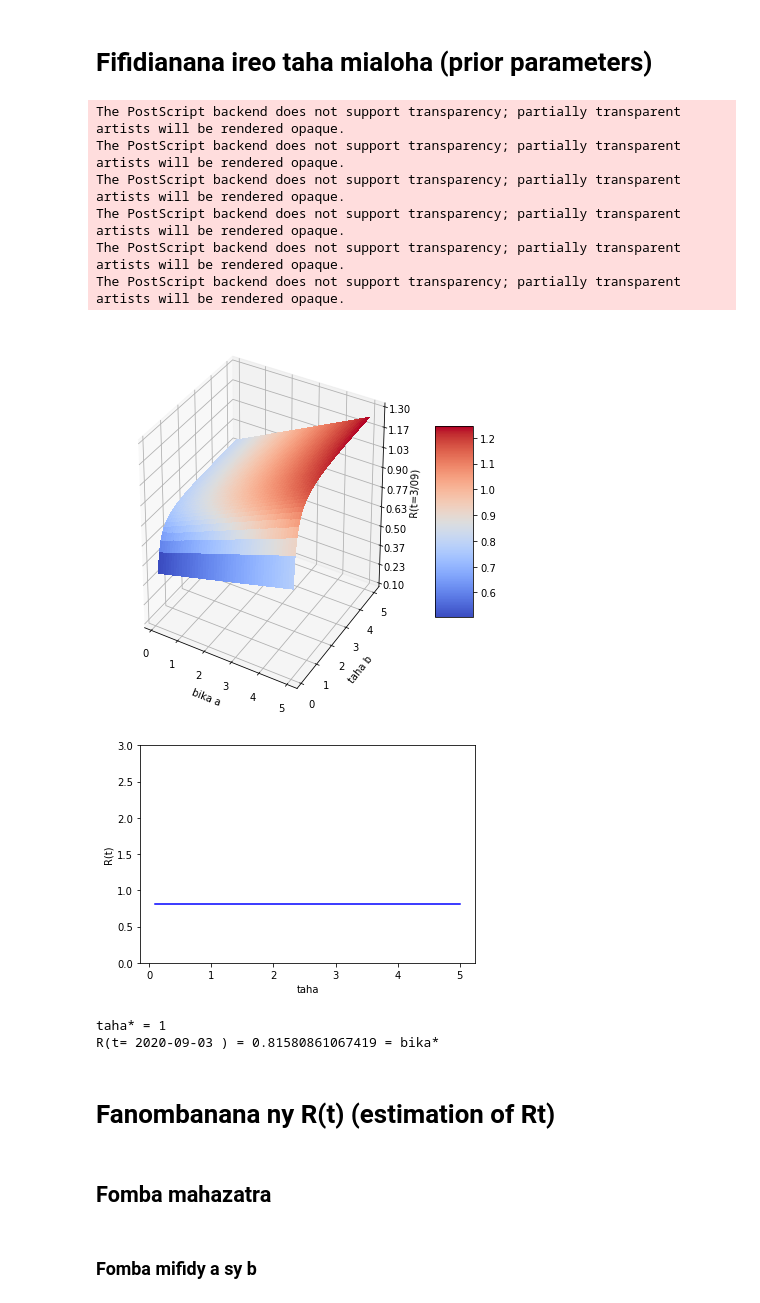
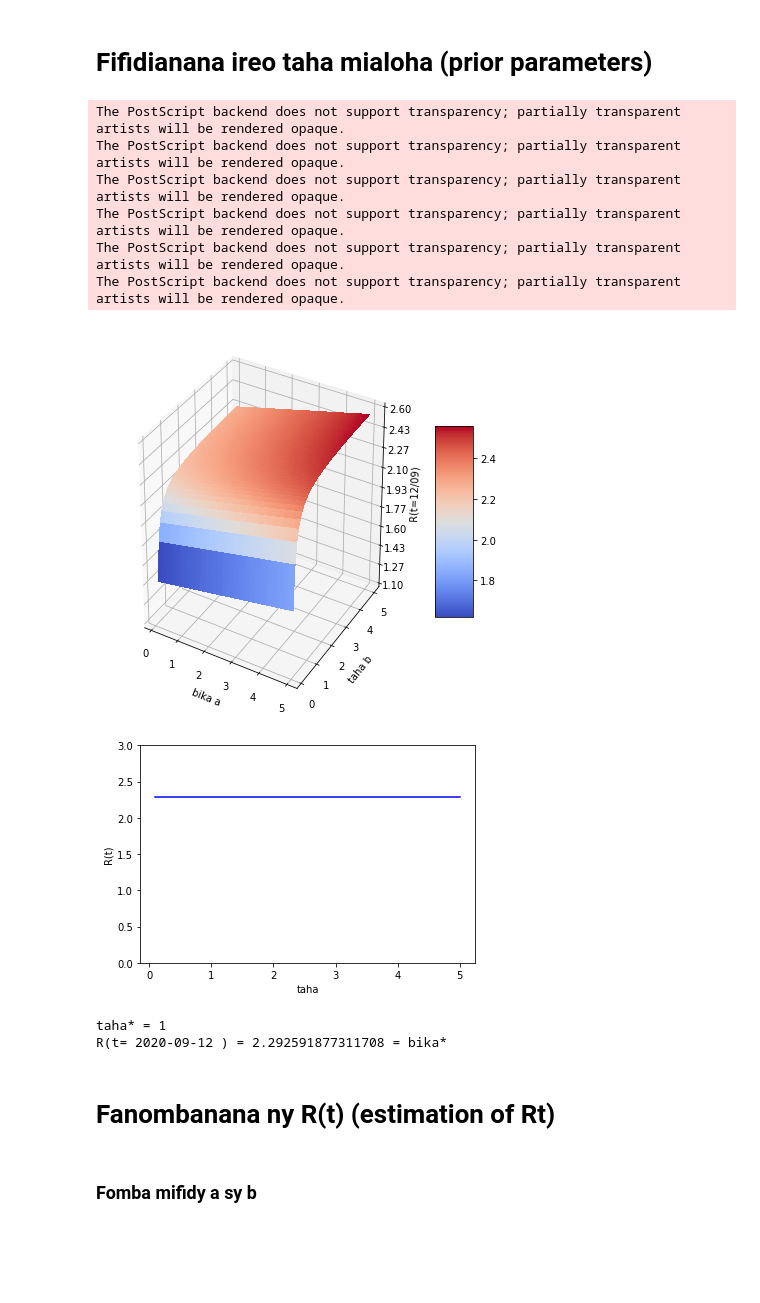
Before and after one commit to tabilaocov/ady_cov, a Jupyter notebook: scr/modely_RP/R_diana.ipynb, the cells around one changed output. Drawn from its saved outputs; the diff is of its cells as text; code cells hidden in the pictures; blank space fills up the shorter version.

```diff
--- a/scr/modely_RP/R_diana.ipynb
+++ b/scr/modely_RP/R_diana.ipynb
@@ -160,8 +156,8 @@ Ivaodian = tilyvoadian['Voatomb']
 
 dIvao = pd.DataFrame(data =Ivaodian)
 
-daty_data_manom = datetime.date(2020,8,3)
-daty_data_mifar = datetime.date(2020,9,3)
+daty_data_manom = datetime.date(2020,8,12)
+daty_data_mifar = datetime.date(2020,9,12)
 
 datyt = daty_data_mifar
 
@@ -279,37 +275,37 @@ ax = fig.gca(projection='3d')
 
 # Make data.
 X = np.linspace(0.1,5,100)
 Y = np.linspace(0.1,5,100)
 X, Y = np.meshgrid(X, Y)
 Z = func_sh(datyab)(X)*func_sc(datyab)(Y)
 W = X*Y
 # Plot the surface.
 surf = ax.plot_surface(X, Y, Z, cmap=cm.coolwarm,
                        linewidth=0, antialiased=False)
 #surf = ax.plot_surface(X, Y, W, cmap=cm.coolwarm,
  #                      linewidth=0, antialiased=False)
 
 # Customize the z axis.
-ax.set_zlim(0.1, 1.3)
+ax.set_zlim(1.1, 2.6)
 ax.zaxis.set_major_locator(LinearLocator(10))
 ax.zaxis.set_major_formatter(FormatStrFormatter('%.02f'))
 
-ax.set(xlabel ='bika a', ylabel = "taha b", zlabel = 'R(t=3/09)')
+ax.set(xlabel ='bika a', ylabel = "taha b", zlabel = 'R(t=12/09)')
 
 # Add a color bar which maps values to colors.
 fig.colorbar(surf, shrink=0.5, aspect=5)
 
-plt.savefig(path_to_save+'Rt39_dian.eps')
+plt.savefig(path_to_save+'Rt129_dian.eps')
 
 plt.show()
 # %% [output]
 The PostScript backend does not support transparency; partially transparent artists will be rendered opaque.
 The PostScript backend does not support transparency; partially transparent artists will be rendered opaque.
 The PostScript backend does not support transparency; partially transparent artists will be rendered opaque.
 The PostScript backend does not support transparency; partially transparent artists will be rendered opaque.
 The PostScript backend does not support transparency; partially transparent artists will be rendered opaque.
 The PostScript backend does not support transparency; partially transparent artists will be rendered opaque.
-[figure, old version]
+[figure, new version]
 # %%
 # R(t) when equality between the prior and the posterior
 
@@ -332,10 +328,8 @@ plt.show()
 print('taha* = 1')
 print('R(t=',datyab,') =', funcsh_inv(datyab)(1/func_sc(datyab)(1)), '= bika*')
 # %% [output]
-[figure, old version]
+[figure, new version]
 taha* = 1
-R(t= 2020-09-03 ) = 0.81580861067419 = bika*
+R(t= 2020-09-12 ) = 2.292591877311708 = bika*
 # %% [markdown]
 # Fanombanana ny R(t) (estimation of Rt)
-# %% [markdown]
-## Fomba mahazatra
```
Also changed, not shown: parts of 13 cells of this notebook.
